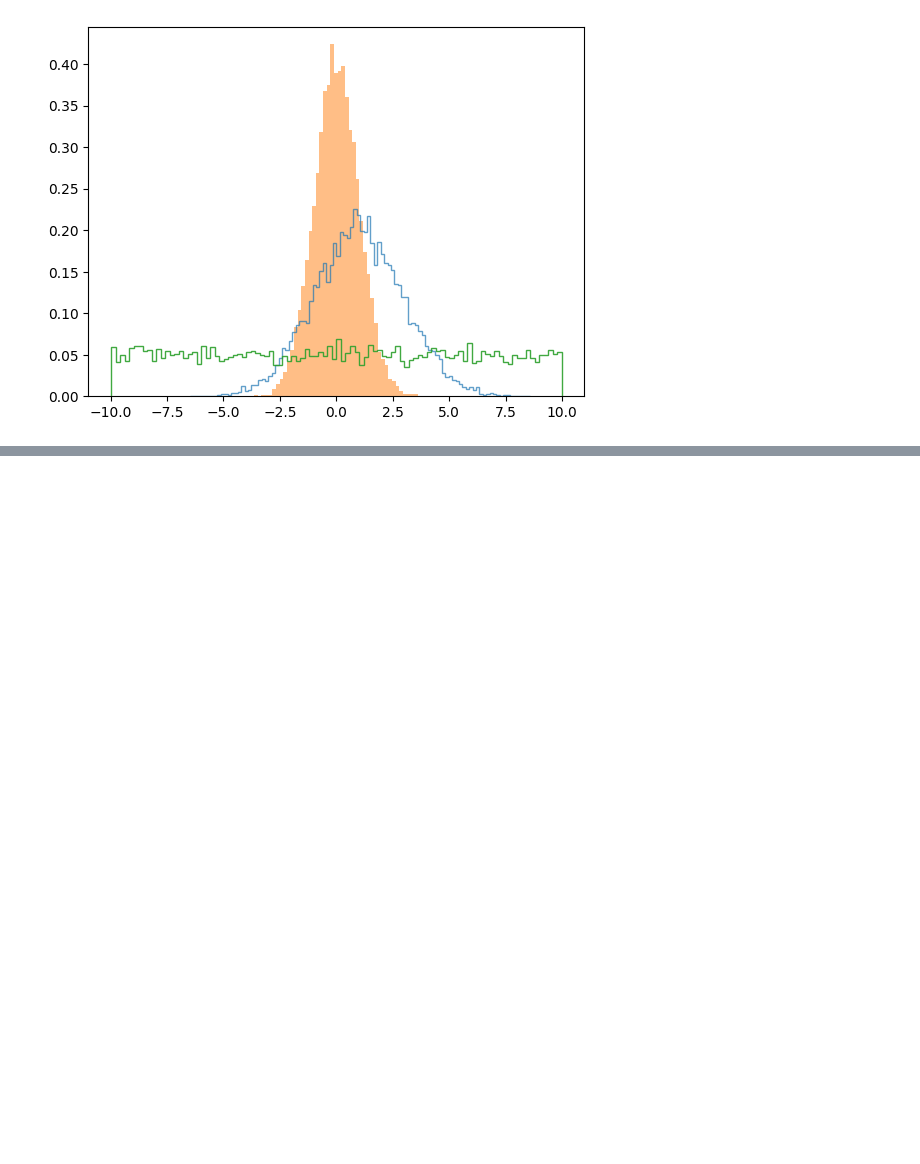
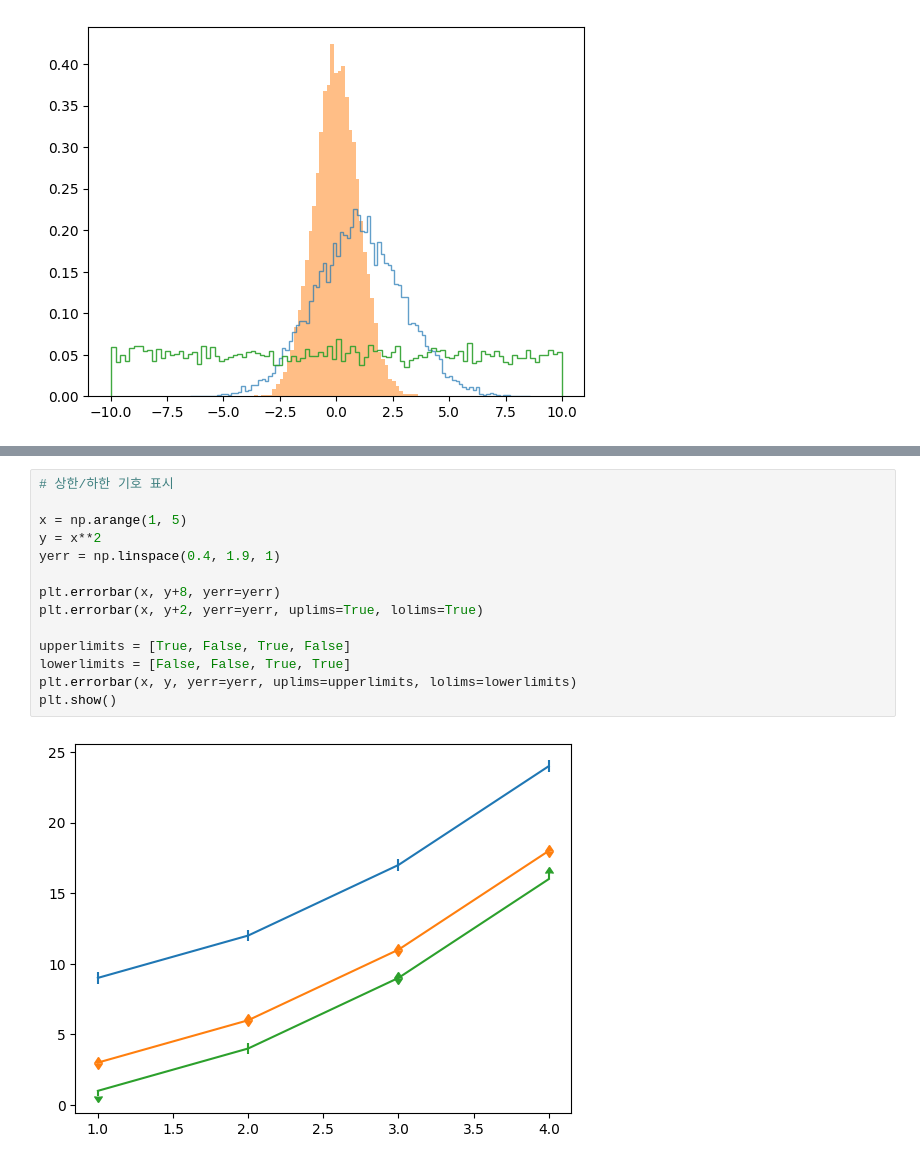
Before and after one commit to py4ine/study_Visualization, a Jupyter notebook: 20240619_Matplotlib_basic.ipynb, the cells around one changed output, grey strips where cells are left out. Cells and saved outputs as stored; diff of their text form; blank space fills up the shorter version.

```diff
--- a/20240619_Matplotlib_basic.ipynb
+++ b/20240619_Matplotlib_basic.ipynb
@@ -1015,0 +1040,16 @@ plt.show()
+# %%
+# 상한/하한 기호 표시
+
+x = np.arange(1, 5)
+y = x**2
+yerr = np.linspace(0.4, 1.9, 1)
+
+plt.errorbar(x, y+8, yerr=yerr)
+plt.errorbar(x, y+2, yerr=yerr, uplims=True, lolims=True)
+
+upperlimits = [True, False, True, False]
+lowerlimits = [False, False, True, True]
+plt.errorbar(x, y, yerr=yerr, uplims=upperlimits, lolims=lowerlimits)
+plt.show()
+# %% [output]
+[figure, added]
```
Also changed, not shown: parts of 18 cells of this notebook.
